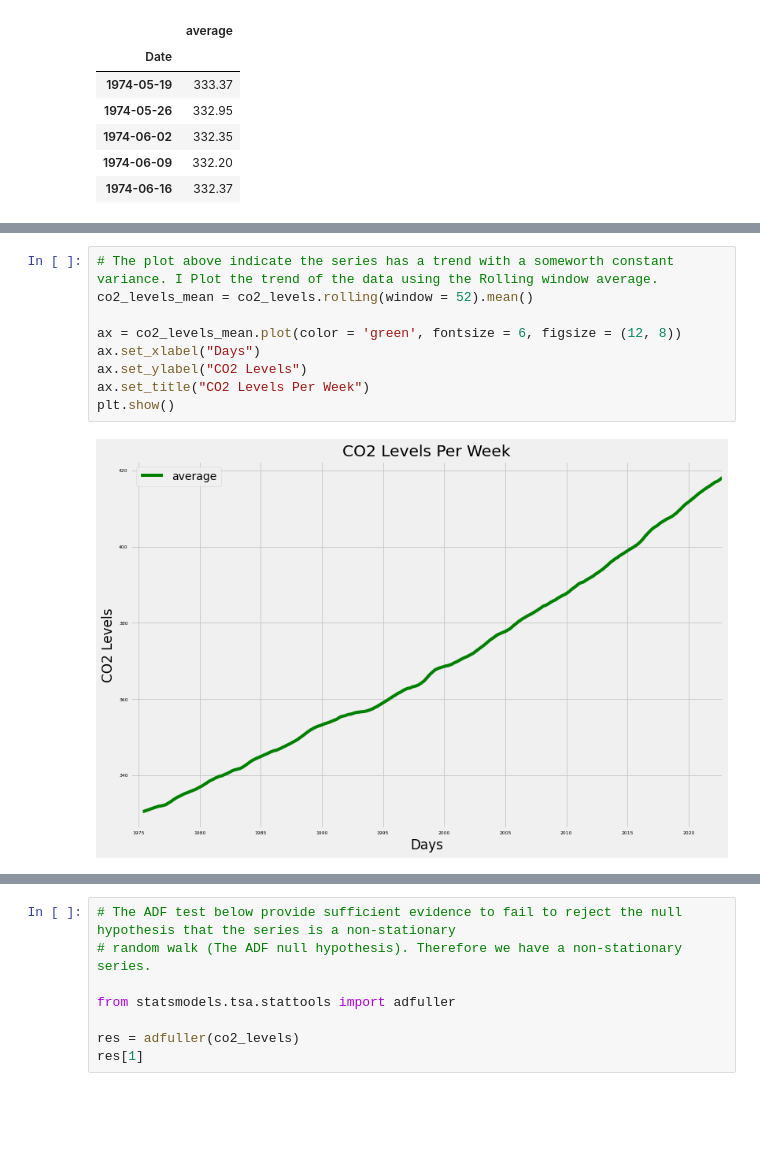
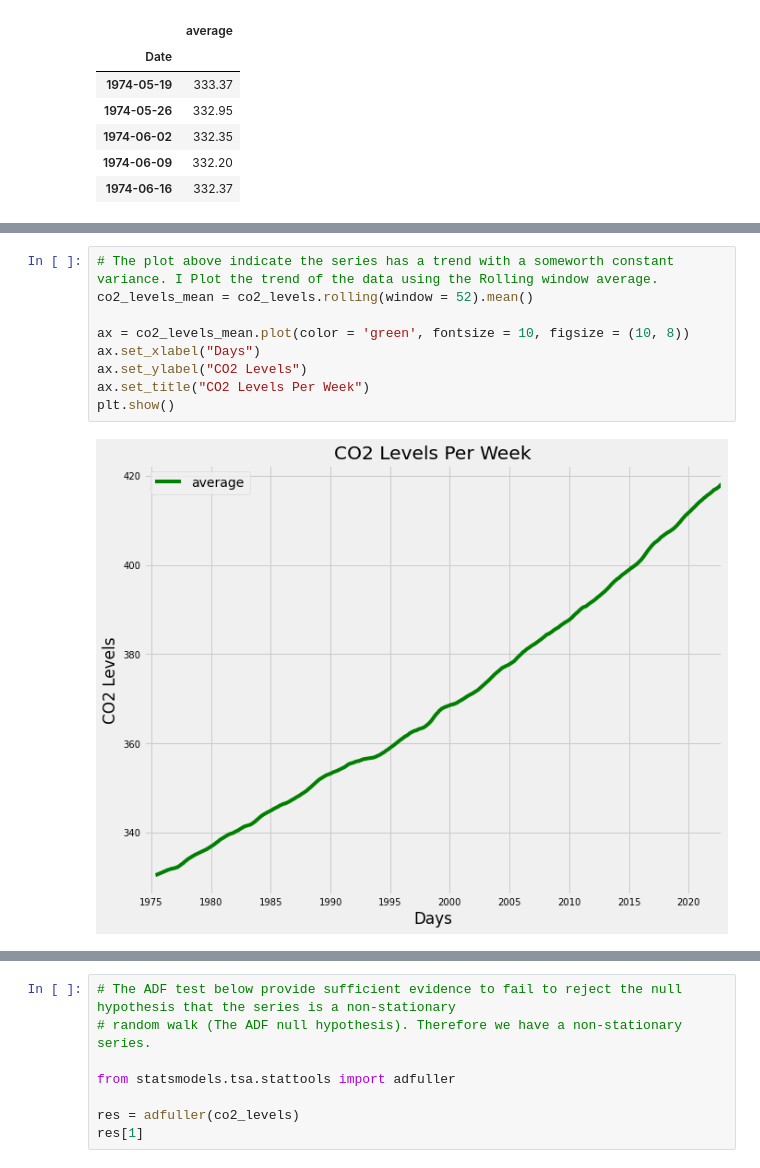
Before and after one commit to uzoma-iloanugo/CO2-Emission---Time-Series-Analysis, a Jupyter notebook: co2_emission.ipynb, the cells around one changed output, grey strips where cells are left out. Saved outputs shown, nothing was run; the diff lists cells and outputs as text; blank space fills up the shorter version.

```diff
--- a/co2_emission.ipynb
+++ b/co2_emission.ipynb
@@ -142,11 +155,11 @@ plt.show()
 # %%
 # The plot above indicate the series has a trend with a someworth constant variance. I Plot the trend of the data using the Rolling window average.
 co2_levels_mean = co2_levels.rolling(window = 52).mean()
 
-ax = co2_levels_mean.plot(color = 'green', fontsize = 6, figsize = (12, 8))
+ax = co2_levels_mean.plot(color = 'green', fontsize = 10, figsize = (10, 8))
 ax.set_xlabel("Days")
 ax.set_ylabel("CO2 Levels")
 ax.set_title("CO2 Levels Per Week")
 plt.show()
 # %% [output]
-[figure, old version]
+[figure, new version]
```
Also changed, not shown: parts of 9 cells of this notebook.
